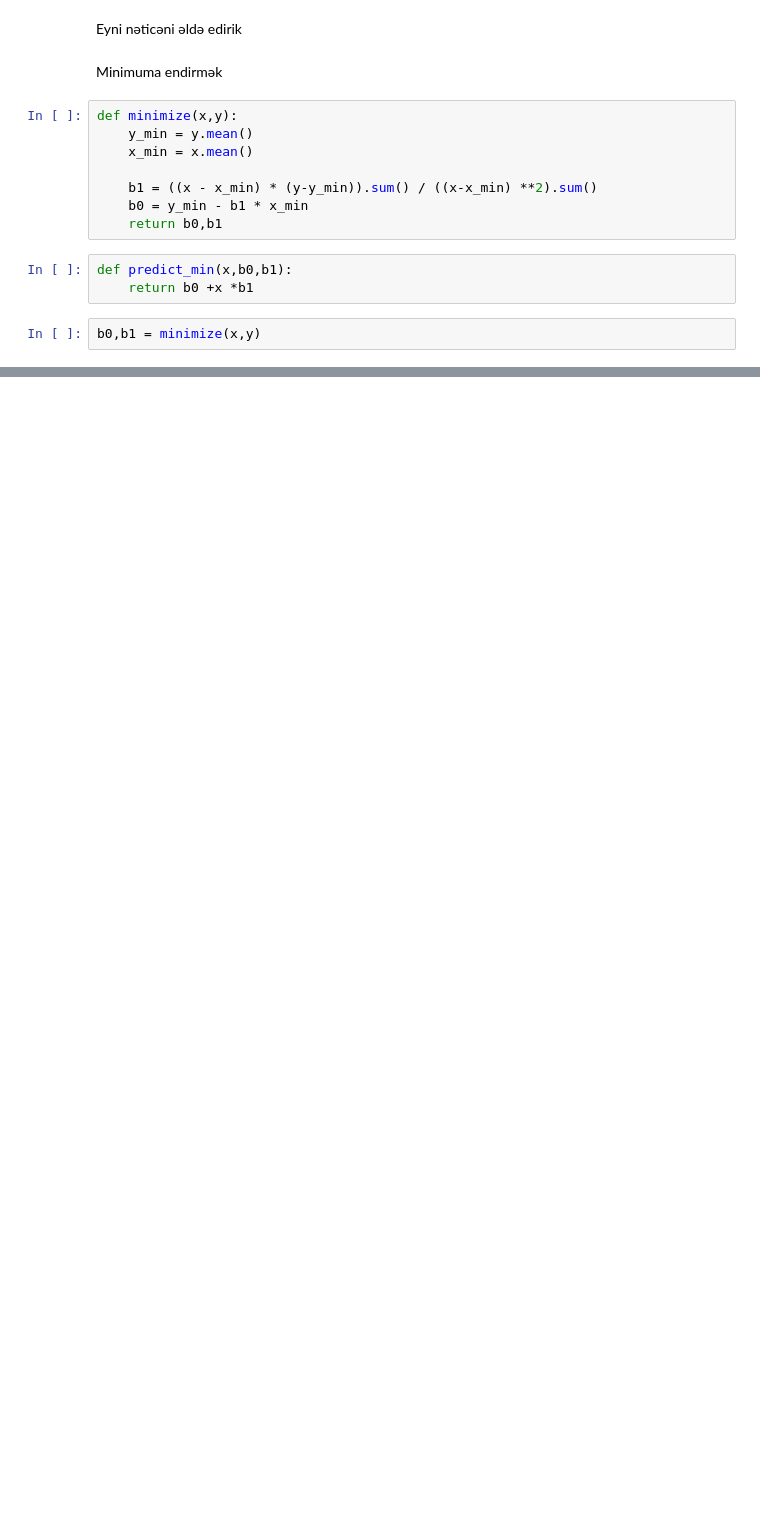
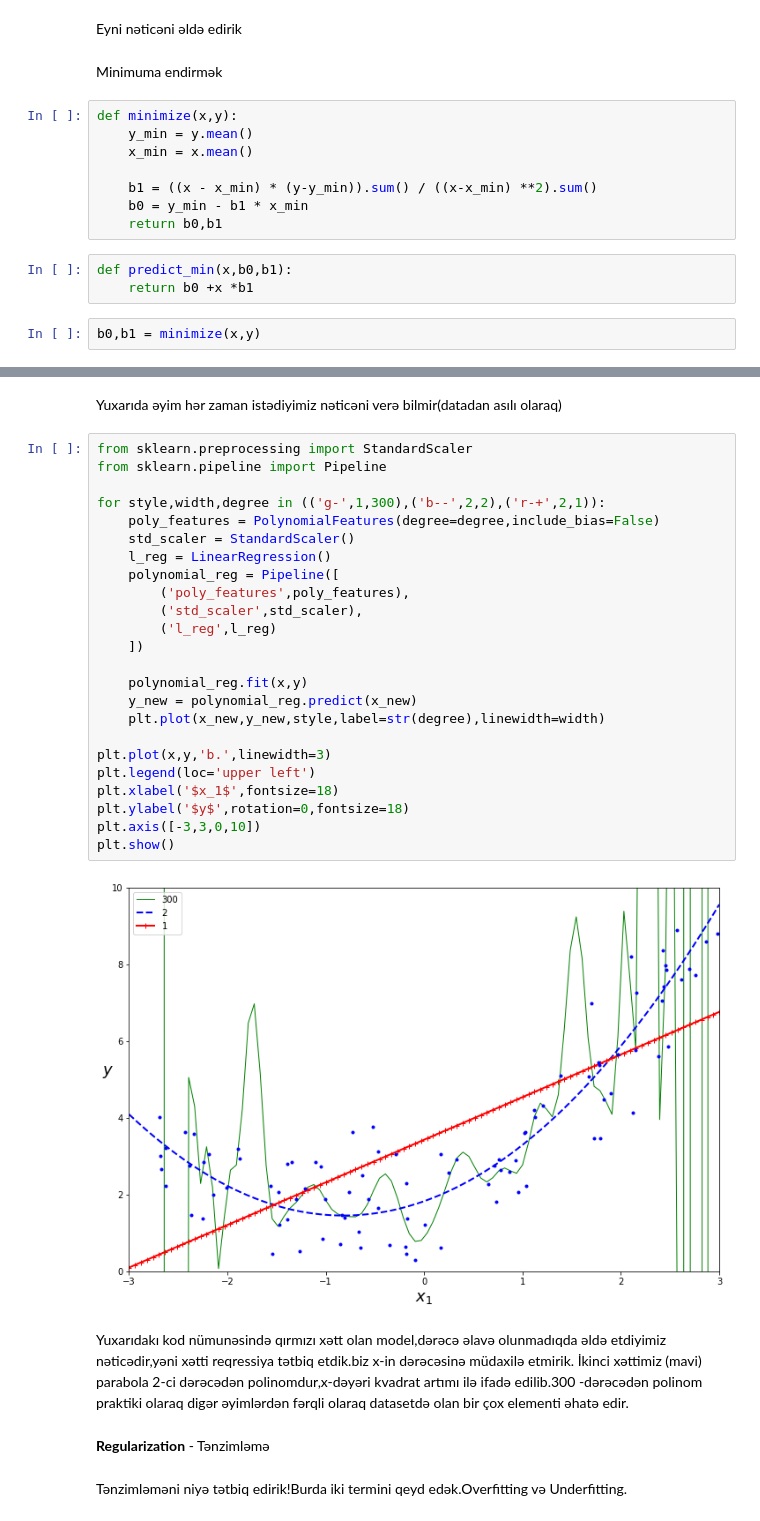
Before and after one commit to RashadGarayev/MachineLearningAZ, a Jupyter notebook: MachineLearningAz/Regression.ipynb, the cells around one changed output, grey strips where cells are left out. Cells and saved outputs as stored; diff of their text form; blank space fills up the shorter version.

```diff
--- a/MachineLearningAz/Regression.ipynb
+++ b/MachineLearningAz/Regression.ipynb
@@ -285,0 +372,35 @@ b0:4.032579990809489 , b1:2.916091090950193
+# %% [markdown]
+Yuxarıda əyim hər zaman istədiyimiz nəticəni verə bilmir(datadan asılı olaraq)
+# %%
+from sklearn.preprocessing import StandardScaler
+from sklearn.pipeline import Pipeline
+
+for style,width,degree in (('g-',1,300),('b--',2,2),('r-+',2,1)):
+    poly_features = PolynomialFeatures(degree=degree,include_bias=False)
+    std_scaler = StandardScaler()
+    l_reg = LinearRegression()
+    polynomial_reg = Pipeline([
+        ('poly_features',poly_features),
+        ('std_scaler',std_scaler),
+        ('l_reg',l_reg)
+    ])
+
+    polynomial_reg.fit(x,y)
+    y_new = polynomial_reg.predict(x_new)
+    plt.plot(x_new,y_new,style,label=str(degree),linewidth=width)
+
+plt.plot(x,y,'b.',linewidth=3)
+plt.legend(loc='upper left')
+plt.xlabel('$x_1$',fontsize=18)
+plt.ylabel('$y$',rotation=0,fontsize=18)
+plt.axis([-3,3,0,10])
+plt.show()
+# %% [output]
+[figure, added]
+# %% [markdown]
+Yuxarıdakı kod nümunəsində qırmızı xətt olan model,dərəcə əlavə olunmadıqda əldə etdiyimiz nəticədir,yəni xətti reqressiya tətbiq etdik.biz x-in dərəcəsinə müdaxilə etmirik.
+İkinci xəttimiz (mavi) parabola 2-ci dərəcədən polinomdur,x-dəyəri kvadrat artımı ilə ifadə edilib.300 -dərəcədən polinom praktiki olaraq digər əyimlərdən fərqli olaraq datasetdə olan bir çox elementi əhatə edir.
+# %% [markdown]
+<strong>Regularization</strong> - Tənzimləmə
+# %% [markdown]
+Tənzimləməni niyə tətbiq edirik!Burda iki termini qeyd edək.Overfitting və Underfitting.
```
Also changed, not shown: parts of 50 cells of this notebook.
